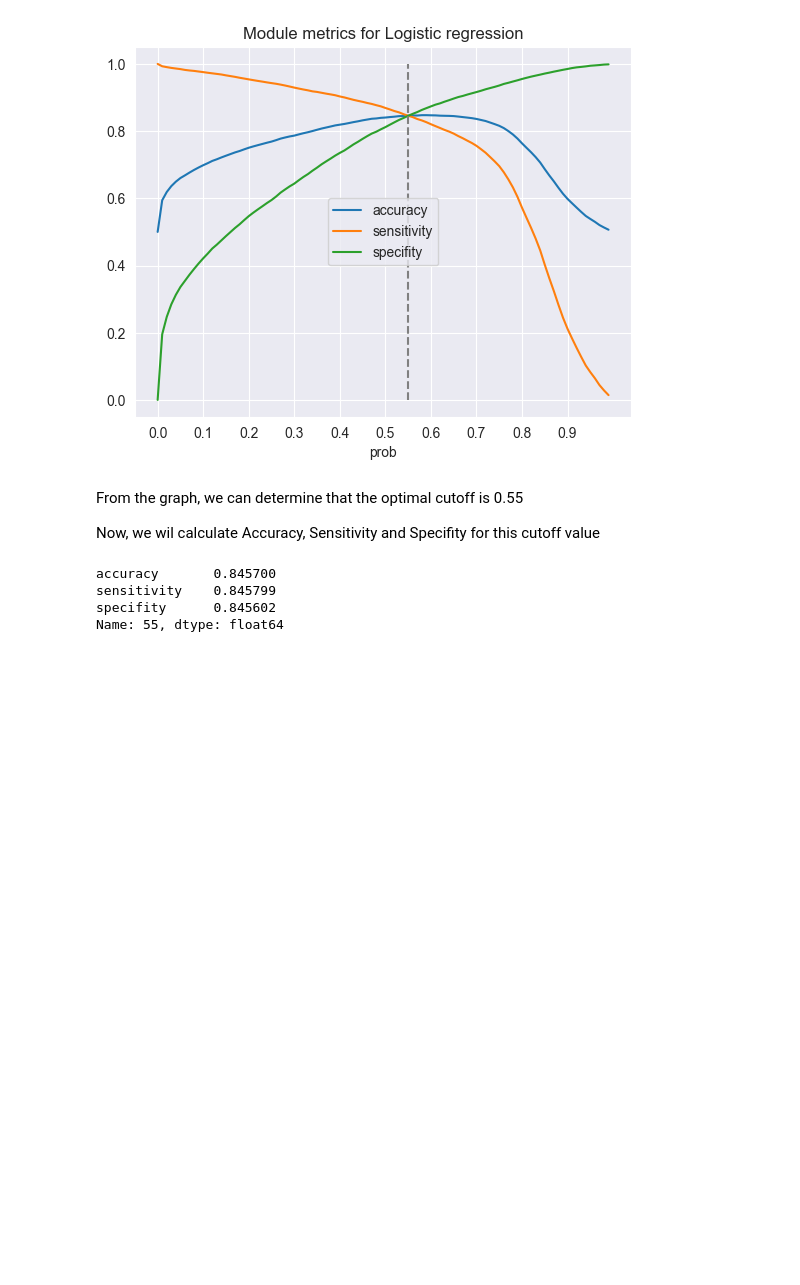
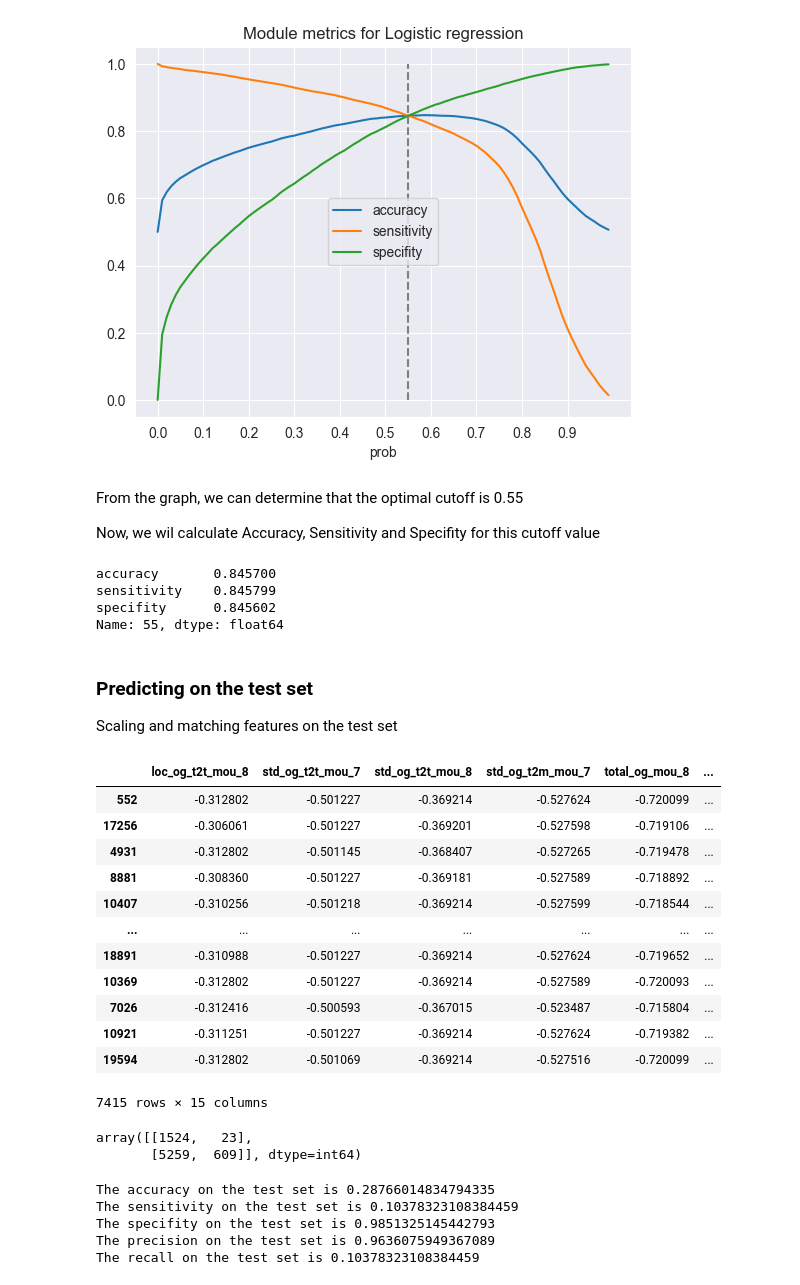
Before and after one commit to kapeesh-kaul/telecom-churn-modeling, a Jupyter notebook: notebook.ipynb, the cells around one changed output. Saved outputs shown, nothing was run; the diff lists cells and outputs as text; code cells hidden in the pictures; blank space fills up the shorter version.

```diff
--- a/notebook.ipynb
+++ b/notebook.ipynb
@@ -961,3 +985,25 @@ accuracy       0.845700
 sensitivity    0.845799
 specifity      0.845602
 Name: 55, dtype: float64
+# %% [markdown]
+### Predicting on the test set
+Scaling and matching features on the test set
+# %%
+X_test[to_scale] = scaler.transform(X_test[to_scale])
+# %%
+X_test_logreg = X_test[X_train_logreg.columns]
+X_test_logreg
+# %% [output]
+|  | loc_og_t2t_mou_8 | std_og_t2t_mou_7 | std_og_t2t_mou_8 | std_og_t2m_mou_7 | total_og_mou_8 | ... |
+| 552 | -0.312802 | -0.501227 | -0.369214 | -0.527624 | -0.720099 | ... |
+| 17256 | -0.306061 | -0.501227 | -0.369201 | -0.527598 | -0.719106 | ... |
+| 4931 | -0.312802 | -0.501145 | -0.368407 | -0.527265 | -0.719478 | ... |
+| 8881 | -0.308360 | -0.501227 | -0.369181 | -0.527589 | -0.718892 | ... |
+| 10407 | -0.310256 | -0.501218 | -0.369214 | -0.527599 | -0.718544 | ... |
+| ... | ... | ... | ... | ... | ... | ... |
+| 18891 | -0.310988 | -0.501227 | -0.369214 | -0.527624 | -0.719652 | ... |
+| 10369 | -0.312802 | -0.501227 | -0.369214 | -0.527589 | -0.720093 | ... |
+| 7026 | -0.312416 | -0.500593 | -0.367015 | -0.523487 | -0.715804 | ... |
+| 10921 | -0.311251 | -0.501227 | -0.369214 | -0.527624 | -0.719382 | ... |
+| 19594 | -0.312802 | -0.501069 | -0.369214 | -0.527516 | -0.720099 | ... |
+7415 rows × 15 columns
@@ -963,0 +1014,19 @@ Name: 55, dtype: float64
+# %%
+# printing the confusion matrix
+confusion
+# %% [output]
+array([[1524,   23],
+       [5259,  609]], dtype=int64)
+# %%
+# printing evaluation metrics
+print('The accuracy on the test set is', confusion_metrics(confusion)['accuracy'])
+print('The sensitivity on the test set is', confusion_metrics(confusion)['sensitivity'])
+print('The specifity on the test set is', confusion_metrics(confusion)['specifity'])
+print('The precision on the test set is', confusion_metrics(confusion)['precision'])
+print('The recall on the test set is', confusion_metrics(confusion)['recall'])
+# %% [output]
+The accuracy on the test set is 0.28766014834794335
+The sensitivity on the test set is 0.10378323108384459
+The specifity on the test set is 0.9851325145442793
+The precision on the test set is 0.9636075949367089
+The recall on the test set is 0.10378323108384459
```
Also changed, not shown: parts of 8 cells of this notebook.
